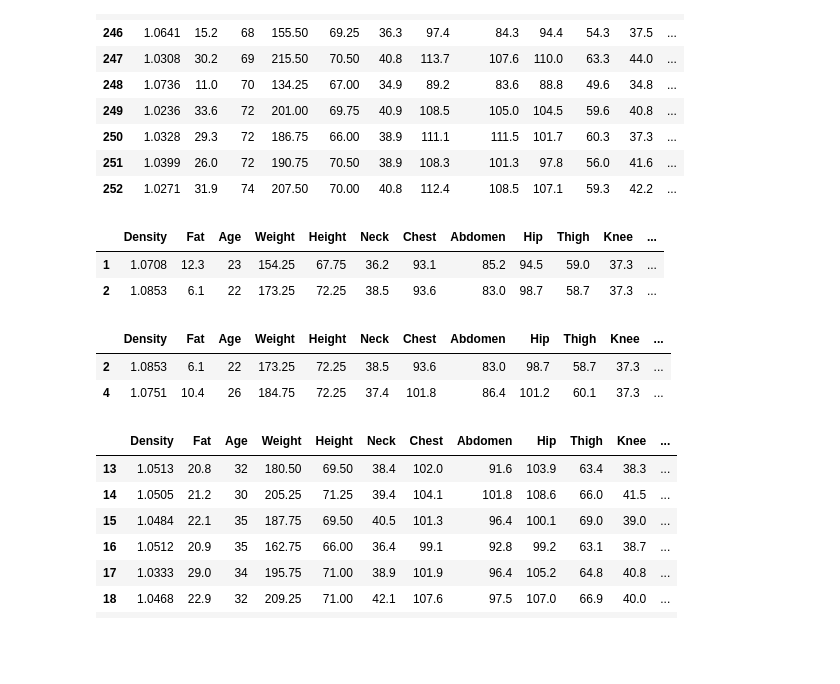
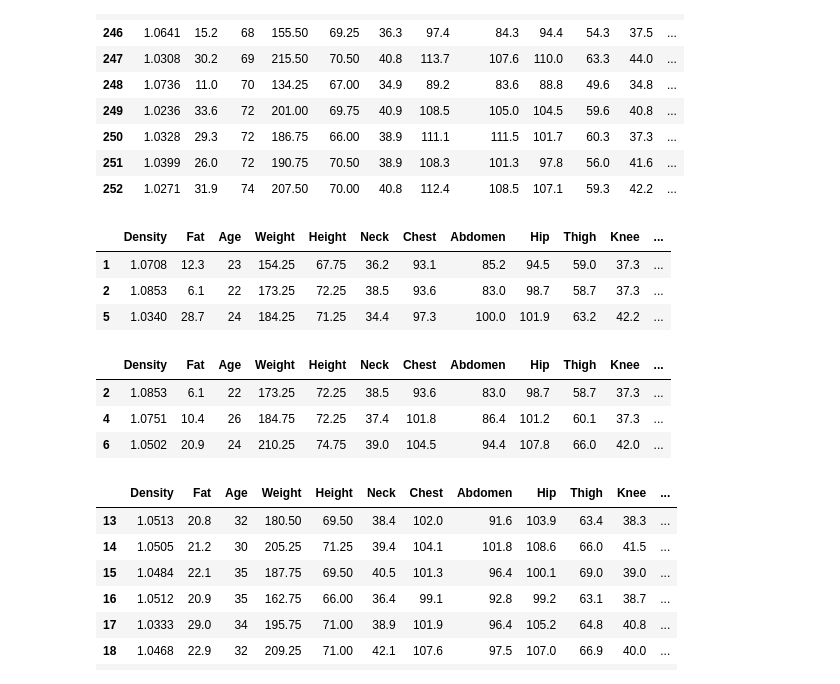
Before and after one commit to Miguel-93-09/r-basic, a Jupyter notebook: Apuntes/9.Dataframe/10_python_df.ipynb, the cells around one changed output. Saved outputs shown, nothing was run; the diff lists cells and outputs as text; code cells hidden in the pictures; blank space fills up the shorter version.

```diff
--- a/Apuntes/9.Dataframe/10_python_df.ipynb
+++ b/Apuntes/9.Dataframe/10_python_df.ipynb
@@ -53,18 +53,20 @@ df.tail(8)
 | 252 | 1.0271 | 31.9 | 74 | 207.50 | 70.00 | 40.8 | 112.4 | 108.5 | 107.1 | 59.3 | 42.2 | ... |
 # %%
 #accediendo a renglones, en este caso empieza en 1, normalmente es en cero
-df.loc[[1 , 2]]
+df.loc[[1 , 2 , 5]]
 # %% [output]
 |  | Density | Fat | Age | Weight | Height | Neck | Chest | Abdomen | Hip | Thigh | Knee | ... |
 | 1 | 1.0708 | 12.3 | 23 | 154.25 | 67.75 | 36.2 | 93.1 | 85.2 | 94.5 | 59.0 | 37.3 | ... |
 | 2 | 1.0853 | 6.1 | 22 | 173.25 | 72.25 | 38.5 | 93.6 | 83.0 | 98.7 | 58.7 | 37.3 | ... |
+| 5 | 1.0340 | 28.7 | 24 | 184.25 | 71.25 | 34.4 | 97.3 | 100.0 | 101.9 | 63.2 | 42.2 | ... |
 # %%
 # por posicion, en este caso simepre empieza por 0, se puede proporiconar una lista
-df.iloc[[1,3]]
+df.iloc[[1,3,5]]
 # %% [output]
 |  | Density | Fat | Age | Weight | Height | Neck | Chest | Abdomen | Hip | Thigh | Knee | ... |
 | 2 | 1.0853 | 6.1 | 22 | 173.25 | 72.25 | 38.5 | 93.6 | 83.0 | 98.7 | 58.7 | 37.3 | ... |
 | 4 | 1.0751 | 10.4 | 26 | 184.75 | 72.25 | 37.4 | 101.8 | 86.4 | 101.2 | 60.1 | 37.3 | ... |
+| 6 | 1.0502 | 20.9 | 24 | 210.25 | 74.75 | 39.0 | 104.5 | 94.4 | 107.8 | 66.0 | 42.0 | ... |
 # %%
 df[12:20]
 # %% [output]
```
Also changed, not shown: 5 other files.
